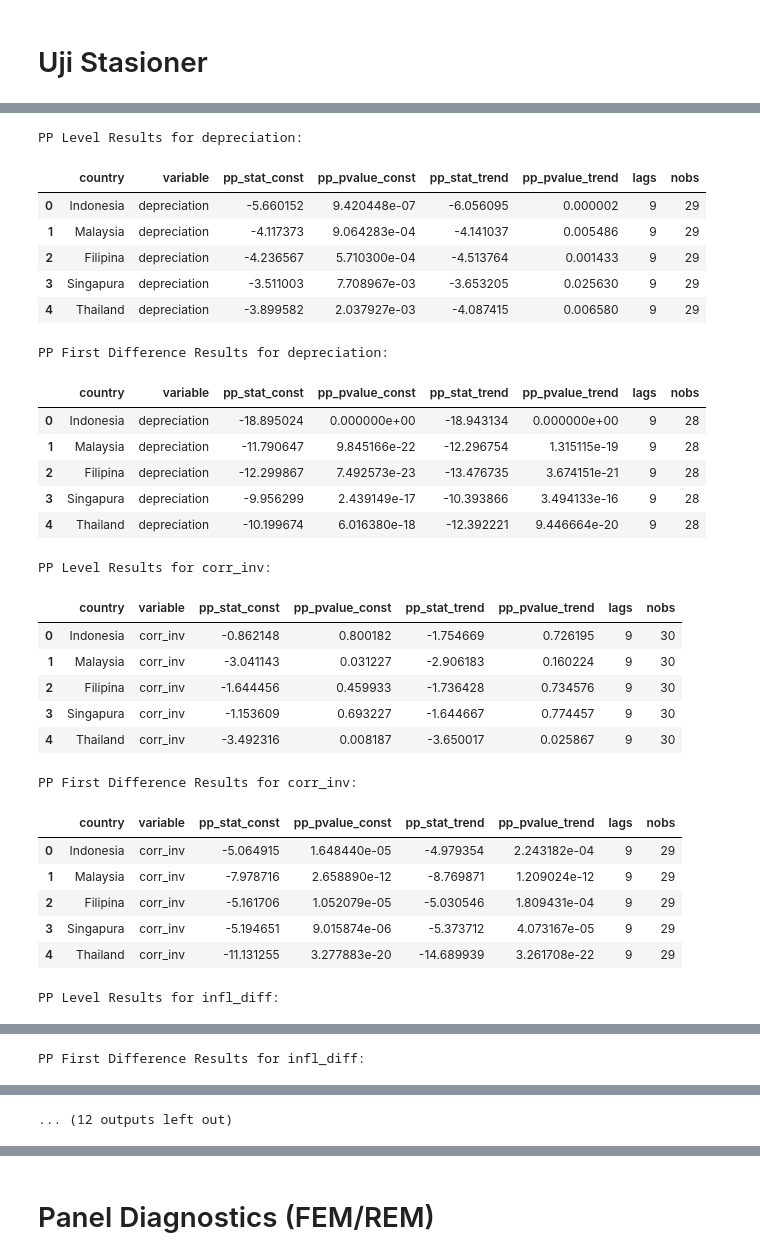
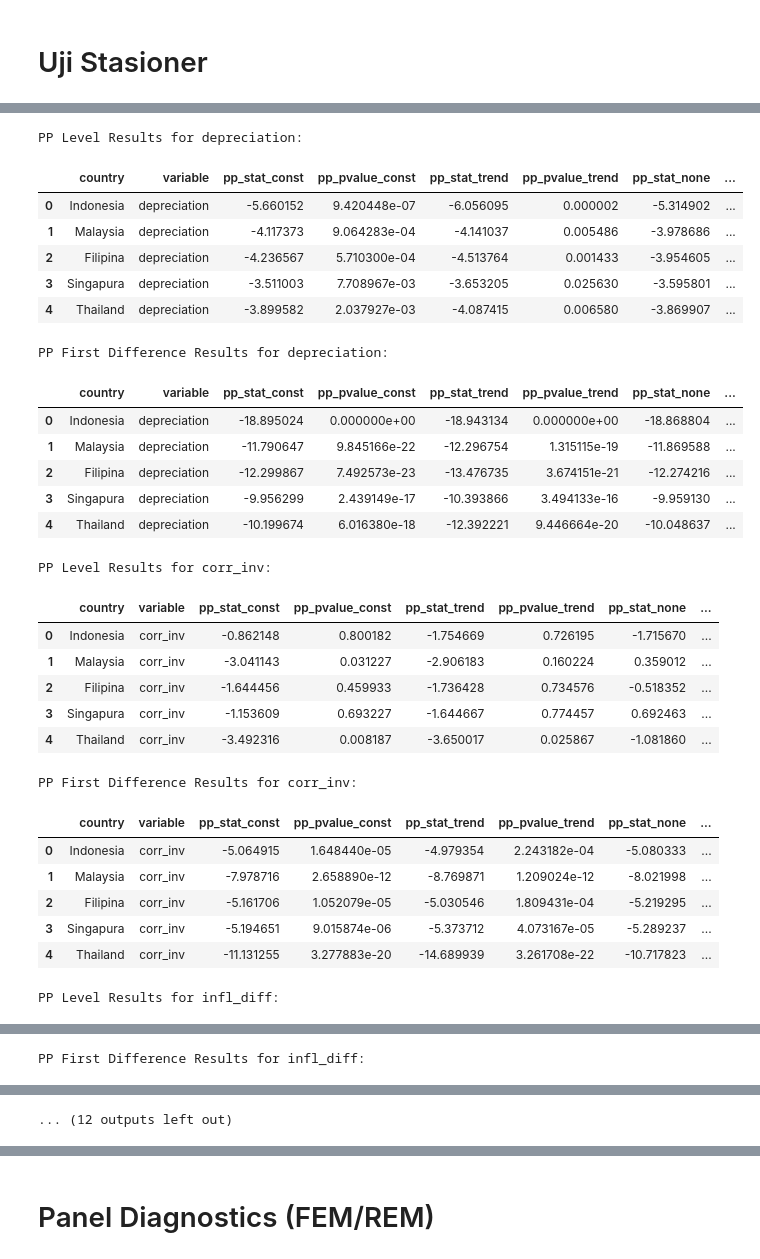
Before and after one commit to Mrhemm/Intefin_Corruption, a Jupyter notebook: FULL_Exploratory.ipynb, the cells around one changed output, grey strips where cells are left out. Saved outputs shown, nothing was run; the diff lists cells and outputs as text; code cells hidden in the pictures.

```diff
--- a/FULL_Exploratory.ipynb
+++ b/FULL_Exploratory.ipynb
@@ -10,6 +10,8 @@ from statsmodels.regression.linear_model import OLS
 from statsmodels.stats.diagnostic import het_breuschpagan, acorr_ljungbox
 from statsmodels.stats.stattools import durbin_watson
 from statsmodels.stats.outliers_influence import variance_inflation_factor
+from scipy import stats
+from linearmodels.panel import PanelOLS, RandomEffects
 import warnings
 warnings.filterwarnings('ignore')
 
@@ -20,6 +22,7 @@ ASEAN5_COUNTRIES = ['Indonesia', 'Malaysia', 'Filipina', 'Singapura', 'Thailand'
 VARIABLES_TO_PLOT = ['depreciation', 'corr_inv', 'infl_diff', 'ca_gdp', 'reserves_moi', 'gdp_growth']
 VARIABLES_TO_TEST = ['depreciation', 'corr_inv', 'infl_diff', 'ca_gdp', 'reserves_moi', 'gdp_growth']
 MAX_LAG = 7
+ADF_SPECIFICATIONS = [('c', 'Constant'), ('ct', 'Const+Trend'), ('nc', 'None')]
 # %%
 df = pd.read_csv("Data/panel_asean5_cleaned.csv")
 print(f"Data loaded: {df.shape}")
@@ -304,17 +323,21 @@ def pp_test_series(series, lags=None):
     series_clean = series.dropna()
     if len(series_clean) < 10:
         return {'stat_const': np.nan, 'pvalue_const': np.nan, 'stat_trend': np.nan,
-                'pvalue_trend': np.nan, 'lags': np.nan, 'nobs': len(series_clean)}
+                'pvalue_trend': np.nan, 'stat_none': np.nan, 'pvalue_none': np.nan,
+                'lags': np.nan, 'nobs': len(series_clean)}
     try:
         pp_const = PhillipsPerron(series_clean, lags=lags)
         pp_trend = PhillipsPerron(series_clean, trend='ct', lags=lags)
+        pp_none = PhillipsPerron(series_clean, trend='n', lags=lags)
         return {'stat_const': pp_const.stat, 'pvalue_const': pp_const.pvalue,
                 'stat_trend': pp_trend.stat, 'pvalue_trend': pp_trend.pvalue,
+                'stat_none': pp_none.stat, 'pvalue_none': pp_none.pvalue,
                 'lags': pp_const.lags if hasattr(pp_const, 'lags') else lags,
                 'nobs': len(series_clean)}
     except:
         return {'stat_const': np.nan, 'pvalue_const': np.nan, 'stat_trend': np.nan,
-                'pvalue_trend': np.nan, 'lags': np.nan, 'nobs': len(series_clean)}
+                'pvalue_trend': np.nan, 'stat_none': np.nan, 'pvalue_none': np.nan,
+                'lags': np.nan, 'nobs': len(series_clean)}
 
 for var in VARIABLES_TO_TEST:
     if var not in df.columns:
@@ -336,65 +359,81 @@ for var in VARIABLES_TO_TEST:
                 'country': country, 'variable': var,
                 'pp_stat_const': result['stat_const'], 'pp_pvalue_const': result['pvalue_const'],
                 'pp_stat_trend': result['stat_trend'], 'pp_pvalue_trend': result['pvalue_trend'],
+                'pp_stat_none': result['stat_none'], 'pp_pvalue_none': result['pvalue_none'],
                 'lags': result['lags'], 'nobs': result['nobs']
             })
 
         df_diff = country_data.copy()
         df_diff[f'{var}_diff'] = df_diff[var].diff()
         series_diff = df_diff[f'{var}_diff']
 
         if len(series_diff.dropna()) >= 10:
             result_diff = pp_test_series(series_diff)
             if not (np.isnan(result_diff['stat_const']) and np.isnan(result_diff['pvalue_const'])):
                 results_list_pp_diff.append({
                     'country': country, 'variable': var,
                     'pp_stat_const': result_diff['stat_const'], 'pp_pvalue_const': result_diff['pvalue_const'],
                     'pp_stat_trend': result_diff['stat_trend'], 'pp_pvalue_trend': result_diff['pvalue_trend'],
+                    'pp_stat_none': result_diff['stat_none'], 'pp_pvalue_none': result_diff['pvalue_none'],
                     'lags': result_diff['lags'], 'nobs': result_diff['nobs']
                 })
 
     if results_list_pp:
         pp_level_df = pd.DataFrame(results_list_pp)
-        pp_level_df = pp_level_df.dropna(subset=['pp_stat_const', 'pp_pvalue_const'], how='all')
+        pp_level_df = pp_level_df.dropna(
+            subset=[
+                'pp_stat_const', 'pp_pvalue_const',
+                'pp_stat_trend', 'pp_pvalue_trend',
+                'pp_stat_none', 'pp_pvalue_none'
+            ],
+            how='all'
+        )
         all_pp_level.append(pp_level_df)
         pp_level_df.to_csv(f'Output/UnitRootTests/pp_{var}_level.csv', index=False)
         print(f"\nPP Level Results for {var}:")
         display(pp_level_df)
 
     if results_list_pp_diff:
         pp_diff_df = pd.DataFrame(results_list_pp_diff)
-        pp_diff_df = pp_diff_df.dropna(subset=['pp_stat_const', 'pp_pvalue_const'], how='all')
+        pp_diff_df = pp_diff_df.dropna(
+            subset=[
+                'pp_stat_const', 'pp_pvalue_const',
+                'pp_stat_trend', 'pp_pvalue_trend',
+                'pp_stat_none', 'pp_pvalue_none'
+            ],
+            how='all'
+        )
         all_pp_diff.append(pp_diff_df)
         pp_diff_df.to_csv(f'Output/UnitRootTests/pp_{var}_diff.csv', index=False)
         print(f"\nPP First Difference Results for {var}:")
         display(pp_diff_df)
 # %% [output]
 PP Level Results for depreciation:
-|  | country | variable | pp_stat_const | pp_pvalue_const | pp_stat_trend | pp_pvalue_trend | lags | nobs |
-| 0 | Indonesia | depreciation | -5.660152 | 9.420448e-07 | -6.056095 | 0.000002 | 9 | 29 |
-| 1 | Malaysia | depreciation | -4.117373 | 9.064283e-04 | -4.141037 | 0.005486 | 9 | 29 |
-| 2 | Filipina | depreciation | -4.236567 | 5.710300e-04 | -4.513764 | 0.001433 | 9 | 29 |
-| 3 | Singapura | depreciation | -3.511003 | 7.708967e-03 | -3.653205 | 0.025630 | 9 | 29 |
-| 4 | Thailand | depreciation | -3.899582 | 2.037927e-03 | -4.087415 | 0.006580 | 9 | 29 |
+|  | country | variable | pp_stat_const | pp_pvalue_const | pp_stat_trend | pp_pvalue_trend | pp_stat_none | ... |
+| 0 | Indonesia | depreciation | -5.660152 | 9.420448e-07 | -6.056095 | 0.000002 | -5.314902 | ... |
+| 1 | Malaysia | depreciation | -4.117373 | 9.064283e-04 | -4.141037 | 0.005486 | -3.978686 | ... |
+| 2 | Filipina | depreciation | -4.236567 | 5.710300e-04 | -4.513764 | 0.001433 | -3.954605 | ... |
+| 3 | Singapura | depreciation | -3.511003 | 7.708967e-03 | -3.653205 | 0.025630 | -3.595801 | ... |
+| 4 | Thailand | depreciation | -3.899582 | 2.037927e-03 | -4.087415 | 0.006580 | -3.869907 | ... |
 PP First Difference Results for depreciation:
-|  | country | variable | pp_stat_const | pp_pvalue_const | pp_stat_trend | pp_pvalue_trend | lags | nobs |
-| 0 | Indonesia | depreciation | -18.895024 | 0.000000e+00 | -18.943134 | 0.000000e+00 | 9 | 28 |
-| 1 | Malaysia | depreciation | -11.790647 | 9.845166e-22 | -12.296754 | 1.315115e-19 | 9 | 28 |
-| 2 | Filipina | depreciation | -12.299867 | 7.492573e-23 | -13.476735 | 3.674151e-21 | 9 | 28 |
-| 3 | Singapura | depreciation | -9.956299 | 2.439149e-17 | -10.393866 | 3.494133e-16 | 9 | 28 |
-| 4 | Thailand | depreciation | -10.199674 | 6.016380e-18 | -12.392221 | 9.446664e-20 | 9 | 28 |
+|  | country | variable | pp_stat_const | pp_pvalue_const | pp_stat_trend | pp_pvalue_trend | pp_stat_none | ... |
+| 0 | Indonesia | depreciation | -18.895024 | 0.000000e+00 | -18.943134 | 0.000000e+00 | -18.868804 | ... |
+| 1 | Malaysia | depreciation | -11.790647 | 9.845166e-22 | -12.296754 | 1.315115e-19 | -11.869588 | ... |
+| 2 | Filipina | depreciation | -12.299867 | 7.492573e-23 | -13.476735 | 3.674151e-21 | -12.274216 | ... |
+| 3 | Singapura | depreciation | -9.956299 | 2.439149e-17 | -10.393866 | 3.494133e-16 | -9.959130 | ... |
+| 4 | Thailand | depreciation | -10.199674 | 6.016380e-18 | -12.392221 | 9.446664e-20 | -10.048637 | ... |
 PP Level Results for corr_inv:
-|  | country | variable | pp_stat_const | pp_pvalue_const | pp_stat_trend | pp_pvalue_trend | lags | nobs |
-| 0 | Indonesia | corr_inv | -0.862148 | 0.800182 | -1.754669 | 0.726195 | 9 | 30 |
-| 1 | Malaysia | corr_inv | -3.041143 | 0.031227 | -2.906183 | 0.160224 | 9 | 30 |
-| 2 | Filipina | corr_inv | -1.644456 | 0.459933 | -1.736428 | 0.734576 | 9 | 30 |
-| 3 | Singapura | corr_inv | -1.153609 | 0.693227 | -1.644667 | 0.774457 | 9 | 30 |
-| 4 | Thailand | corr_inv | -3.492316 | 0.008187 | -3.650017 | 0.025867 | 9 | 30 |
+|  | country | variable | pp_stat_const | pp_pvalue_const | pp_stat_trend | pp_pvalue_trend | pp_stat_none | ... |
+| 0 | Indonesia | corr_inv | -0.862148 | 0.800182 | -1.754669 | 0.726195 | -1.715670 | ... |
+| 1 | Malaysia | corr_inv | -3.041143 | 0.031227 | -2.906183 | 0.160224 | 0.359012 | ... |
+| 2 | Filipina | corr_inv | -1.644456 | 0.459933 | -1.736428 | 0.734576 | -0.518352 | ... |
+| 3 | Singapura | corr_inv | -1.153609 | 0.693227 | -1.644667 | 0.774457 | 0.692463 | ... |
+| 4 | Thailand | corr_inv | -3.492316 | 0.008187 | -3.650017 | 0.025867 | -1.081860 | ... |
 PP First Difference Results for corr_inv:
-|  | country | variable | pp_stat_const | pp_pvalue_const | pp_stat_trend | pp_pvalue_trend | lags | nobs |
-| 0 | Indonesia | corr_inv | -5.064915 | 1.648440e-05 | -4.979354 | 2.243182e-04 | 9 | 29 |
-| 1 | Malaysia | corr_inv | -7.978716 | 2.658890e-12 | -8.769871 | 1.209024e-12 | 9 | 29 |
-| 2 | Filipina | corr_inv | -5.161706 | 1.052079e-05 | -5.030546 | 1.809431e-04 | 9 | 29 |
-| 3 | Singapura | corr_inv | -5.194651 | 9.015874e-06 | -5.373712 | 4.073167e-05 | 9 | 29 |
-| 4 | Thailand | corr_inv | -11.131255 | 3.277883e-20 | -14.689939 | 3.261708e-22 | 9 | 29 |
+|  | country | variable | pp_stat_const | pp_pvalue_const | pp_stat_trend | pp_pvalue_trend | pp_stat_none | ... |
+| 0 | Indonesia | corr_inv | -5.064915 | 1.648440e-05 | -4.979354 | 2.243182e-04 | -5.080333 | ... |
+| 1 | Malaysia | corr_inv | -7.978716 | 2.658890e-12 | -8.769871 | 1.209024e-12 | -8.021998 | ... |
+| 2 | Filipina | corr_inv | -5.161706 | 1.052079e-05 | -5.030546 | 1.809431e-04 | -5.219295 | ... |
+| 3 | Singapura | corr_inv | -5.194651 | 9.015874e-06 | -5.373712 | 4.073167e-05 | -5.289237 | ... |
+| 4 | Thailand | corr_inv | -11.131255 | 3.277883e-20 | -14.689939 | 3.261708e-22 | -10.717823 | ... |
 PP Level Results for infl_diff:
```
Also changed, not shown: parts of 7 cells of this notebook, 20 other files.
